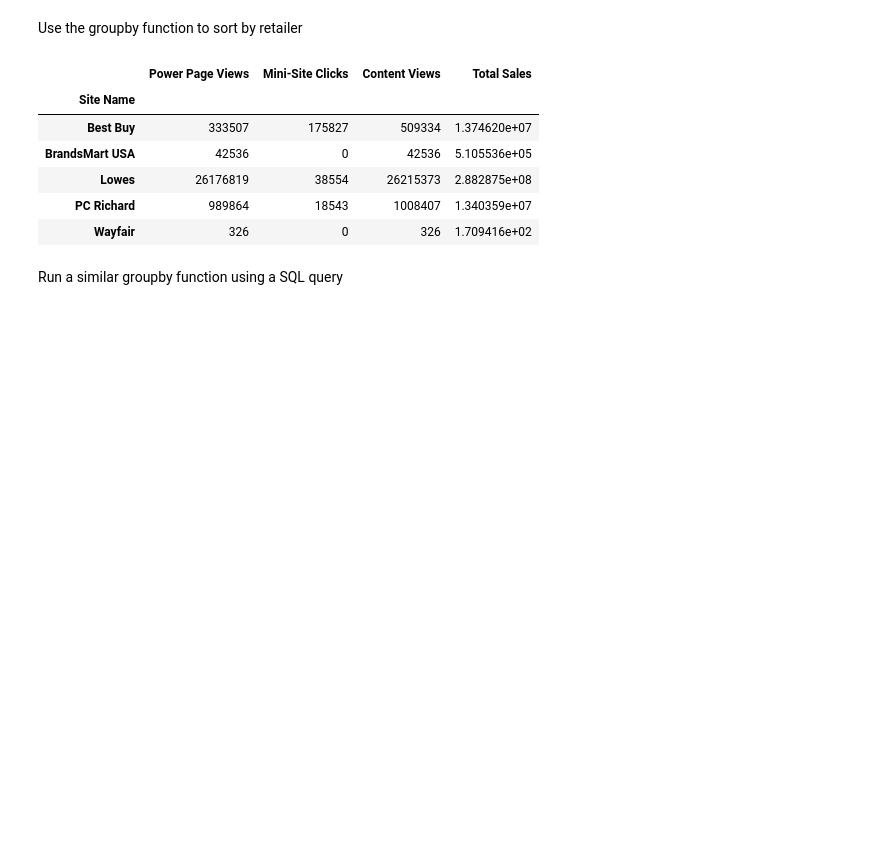
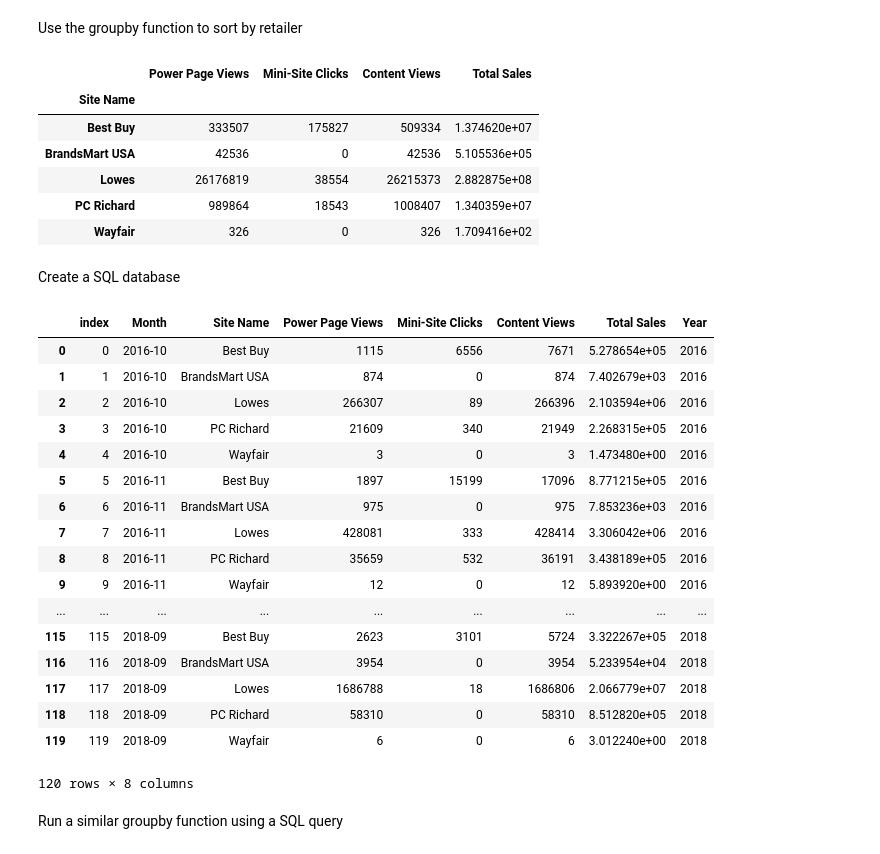
Before and after one commit to bkidane/Python-Project, a Jupyter notebook: Python project.ipynb, the cells around one changed output. Cells and saved outputs as stored; diff of their text form; code cells hidden in the pictures; blank space fills up the shorter version.

```diff
--- a/Python project.ipynb
+++ b/Python project.ipynb
@@ -58,3 +53,27 @@ df.groupby(['Site Name']).sum()
+# %% [markdown]
+Create a SQL database
+# %%
+sql_df = pd.read_sql_query("SELECT * FROM SQL_database", sqlite3.connect('Revised_webcollage_report.db'));
+sql_df
+# %% [output]
+|  | index | Month | Site Name | Power Page Views | Mini-Site Clicks | Content Views | Total Sales | Year |
+| 0 | 0 | 2016-10 | Best Buy | 1115 | 6556 | 7671 | 5.278654e+05 | 2016 |
+| 1 | 1 | 2016-10 | BrandsMart USA | 874 | 0 | 874 | 7.402679e+03 | 2016 |
+| 2 | 2 | 2016-10 | Lowes | 266307 | 89 | 266396 | 2.103594e+06 | 2016 |
+| 3 | 3 | 2016-10 | PC Richard | 21609 | 340 | 21949 | 2.268315e+05 | 2016 |
+| 4 | 4 | 2016-10 | Wayfair | 3 | 0 | 3 | 1.473480e+00 | 2016 |
+| 5 | 5 | 2016-11 | Best Buy | 1897 | 15199 | 17096 | 8.771215e+05 | 2016 |
+| 6 | 6 | 2016-11 | BrandsMart USA | 975 | 0 | 975 | 7.853236e+03 | 2016 |
+| 7 | 7 | 2016-11 | Lowes | 428081 | 333 | 428414 | 3.306042e+06 | 2016 |
+| 8 | 8 | 2016-11 | PC Richard | 35659 | 532 | 36191 | 3.438189e+05 | 2016 |
+| 9 | 9 | 2016-11 | Wayfair | 12 | 0 | 12 | 5.893920e+00 | 2016 |
+| ... | ... | ... | ... | ... | ... | ... | ... | ... |
+| 115 | 115 | 2018-09 | Best Buy | 2623 | 3101 | 5724 | 3.322267e+05 | 2018 |
+| 116 | 116 | 2018-09 | BrandsMart USA | 3954 | 0 | 3954 | 5.233954e+04 | 2018 |
+| 117 | 117 | 2018-09 | Lowes | 1686788 | 18 | 1686806 | 2.066779e+07 | 2018 |
+| 118 | 118 | 2018-09 | PC Richard | 58310 | 0 | 58310 | 8.512820e+05 | 2018 |
+| 119 | 119 | 2018-09 | Wayfair | 6 | 0 | 6 | 3.012240e+00 | 2018 |
+120 rows × 8 columns
 # %% [markdown]
 Run a similar groupby function using a SQL query
 # %%
```
Also changed, not shown: parts of 12 cells of this notebook.
